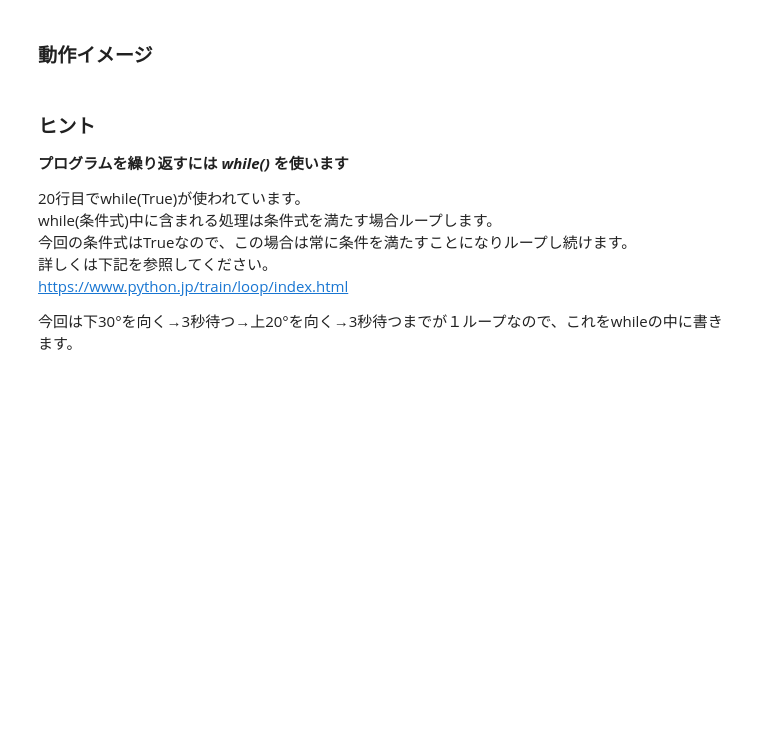
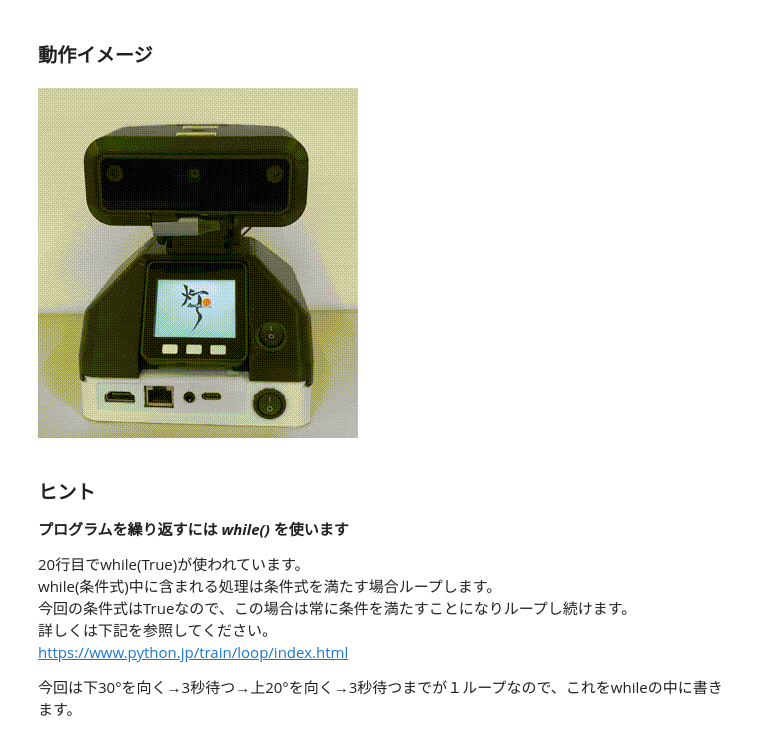
Before and after one commit to AkariGroup/akari_practice, a Jupyter notebook: 1_motor/q1-3_bow.ipynb, the cells around one changed output. Drawn from its saved outputs; the diff is of its cells as text; code cells hidden in the pictures; blank space fills up the shorter version.

```diff
--- a/1_motor/q1-3_bow.ipynb
+++ b/1_motor/q1-3_bow.ipynb
@@ -30,7 +30,9 @@ while(True):
 ### 動作イメージ
 # %%
 from IPython.display import Image
-Image('gif/q1-3.gif')
+Image('image/q1-3.gif')
+# %% [output]
+[figure, added]
 # %% [markdown]
 ### ヒント
 
```
Also changed, not shown: 5 other files.
